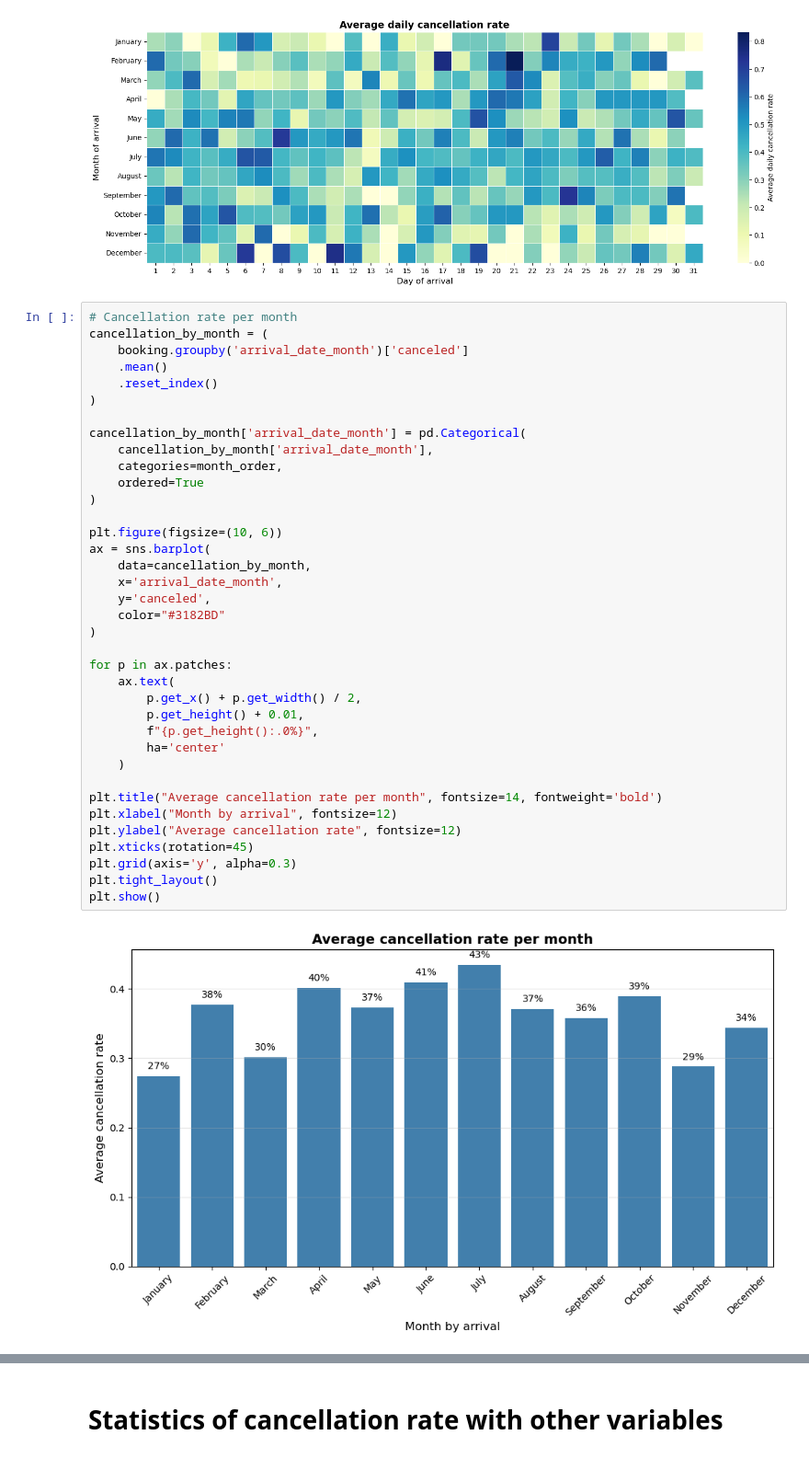
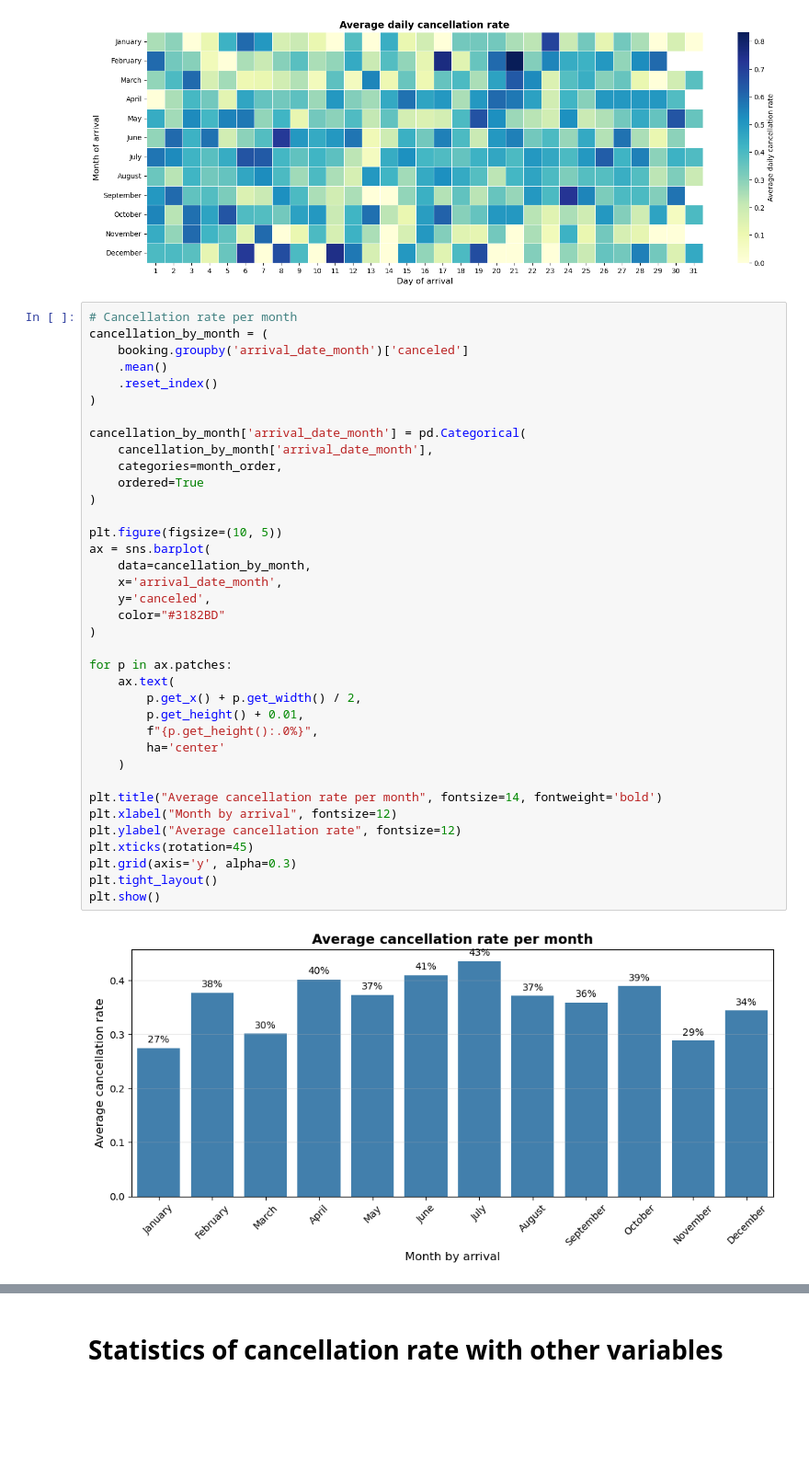
Before and after one commit to luciledubarry/Hotel_booking_analysis, a Jupyter notebook: hotel_booking_analysis.ipynb, the cells around one changed output, grey strips where cells are left out. Shown at 92% size. Saved outputs shown, nothing was run; the diff lists cells and outputs as text; blank space fills up the shorter version.

```diff
--- a/hotel_booking_analysis.ipynb
+++ b/hotel_booking_analysis.ipynb
@@ -576,35 +576,35 @@ cancellation_by_month = (
 
 cancellation_by_month['arrival_date_month'] = pd.Categorical(
     cancellation_by_month['arrival_date_month'],
     categories=month_order,
     ordered=True
 )
 
-plt.figure(figsize=(10, 6))
+plt.figure(figsize=(10, 5))
 ax = sns.barplot(
     data=cancellation_by_month,
     x='arrival_date_month',
     y='canceled',
     color="#3182BD"
 )
 
 for p in ax.patches:
     ax.text(
         p.get_x() + p.get_width() / 2,
         p.get_height() + 0.01,
         f"{p.get_height():.0%}",
         ha='center'
     )
 
 plt.title("Average cancellation rate per month", fontsize=14, fontweight='bold')
 plt.xlabel("Month by arrival", fontsize=12)
 plt.ylabel("Average cancellation rate", fontsize=12)
 plt.xticks(rotation=45)
 plt.grid(axis='y', alpha=0.3)
 plt.tight_layout()
 plt.show()
 # %% [output]
-[figure, old version]
+[figure, new version]
 # %%
 # Graphique: Weekly bookings and cancellation rate
 
```
Also changed, not shown: parts of 11 cells of this notebook.
